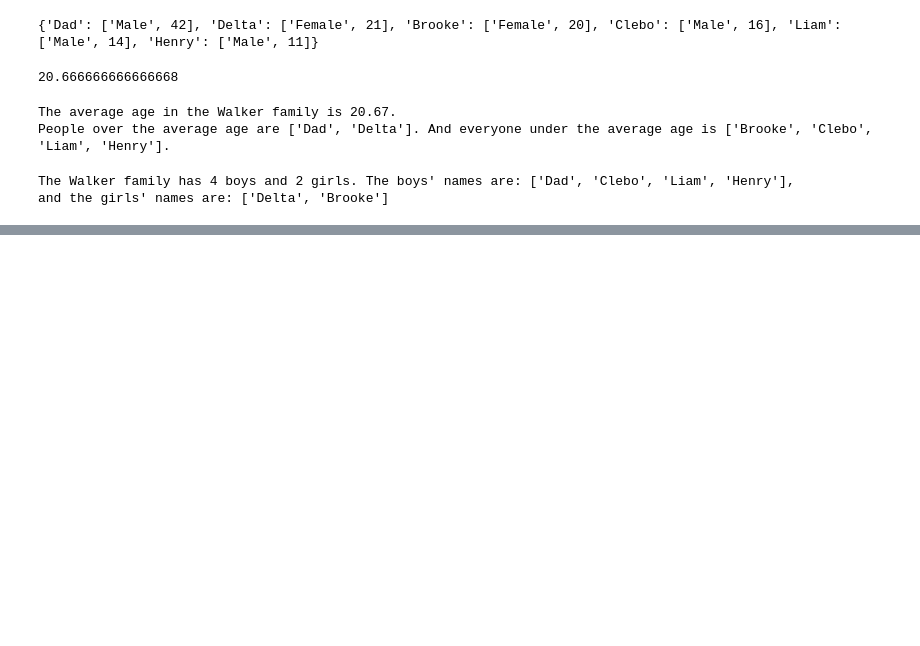
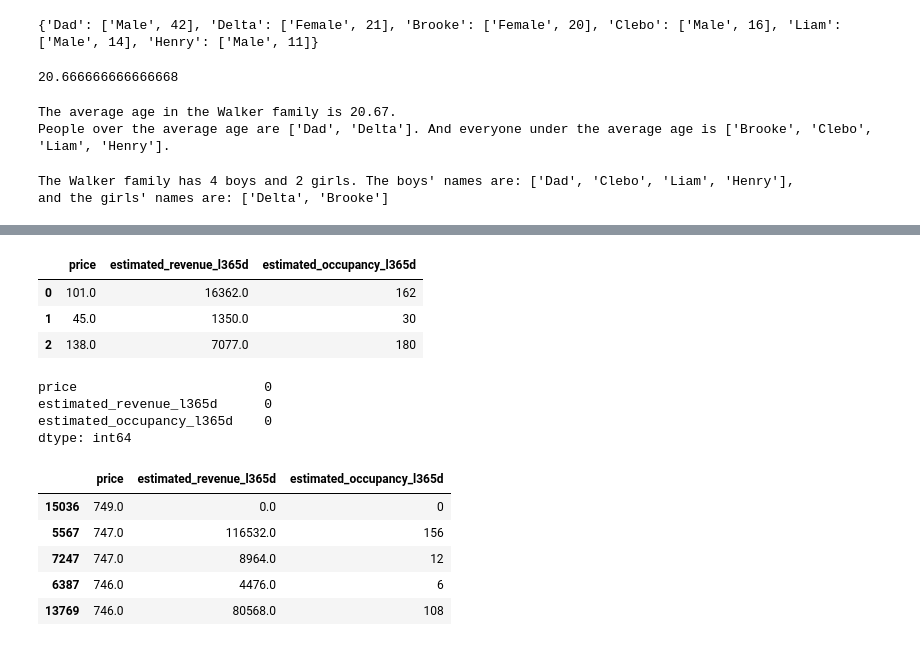
Before and after one commit to cleburn/my-dojo, a Jupyter notebook: notebooks/code_kata/12-4-25.ipynb, the cells around one changed output, grey strips where cells are left out. Drawn from its saved outputs; the diff is of its cells as text; code cells hidden in the pictures; blank space fills up the shorter version.

```diff
--- a/notebooks/code_kata/12-4-25.ipynb
+++ b/notebooks/code_kata/12-4-25.ipynb
@@ -130,0 +188,4 @@ and the girls' names are: ['Delta', 'Brooke']
+# %%
+fin = df[['price','estimated_revenue_l365d', 'estimated_occupancy_l365d']]
+print(fin.isna().sum())
+fin.head(3)
@@ -130,0 +201,24 @@ and the girls' names are: ['Delta', 'Brooke']
+# %%
+fin = fin.fillna(fin.median())
+fin.head(3)
+# %% [output]
+|  | price | estimated_revenue_l365d | estimated_occupancy_l365d |
+| 0 | 101.0 | 16362.0 | 162 |
+| 1 | 45.0 | 1350.0 | 30 |
+| 2 | 138.0 | 7077.0 | 180 |
+# %%
+fin.isna().sum()
+# %% [output]
+price                        0
+estimated_revenue_l365d      0
+estimated_occupancy_l365d    0
+dtype: int64
+# %%
+fin[(fin['price'] > fin['price'].median()) & (fin['price'] < 750)].sort_values('price',ascending=False).head(5)
+# %% [output]
+|  | price | estimated_revenue_l365d | estimated_occupancy_l365d |
+| 15036 | 749.0 | 0.0 | 0 |
+| 5567 | 747.0 | 116532.0 | 156 |
+| 7247 | 747.0 | 8964.0 | 12 |
+| 6387 | 746.0 | 4476.0 | 6 |
+| 13769 | 746.0 | 80568.0 | 108 |
```
Also changed, not shown: parts of 9 cells of this notebook, 1 other file.
